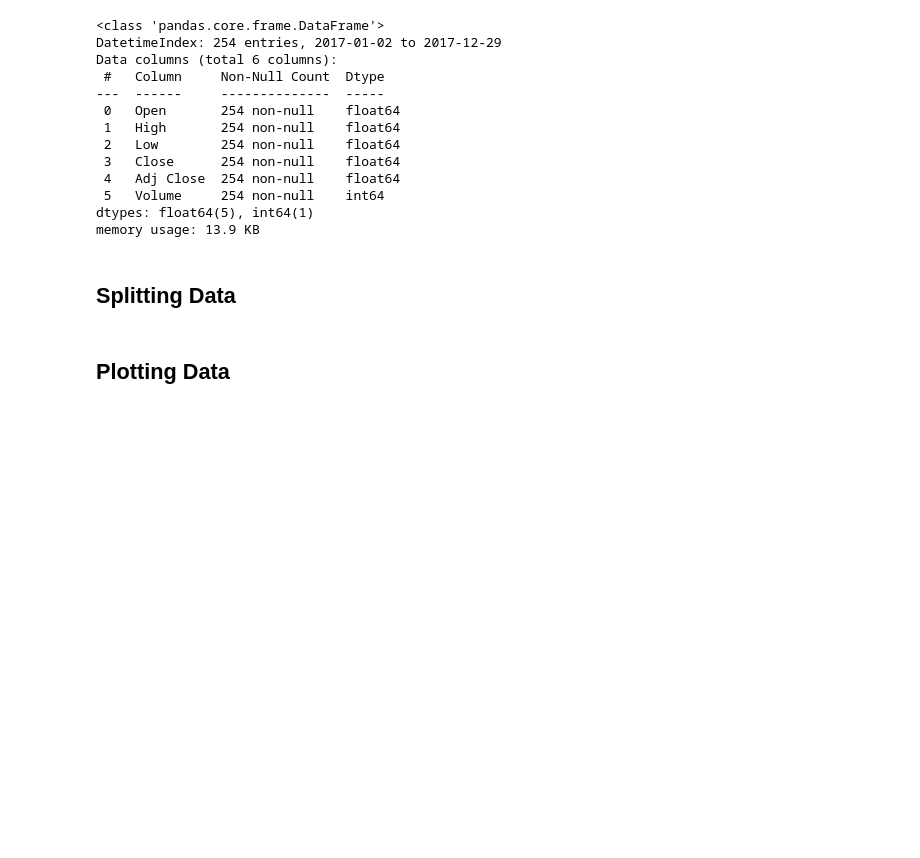
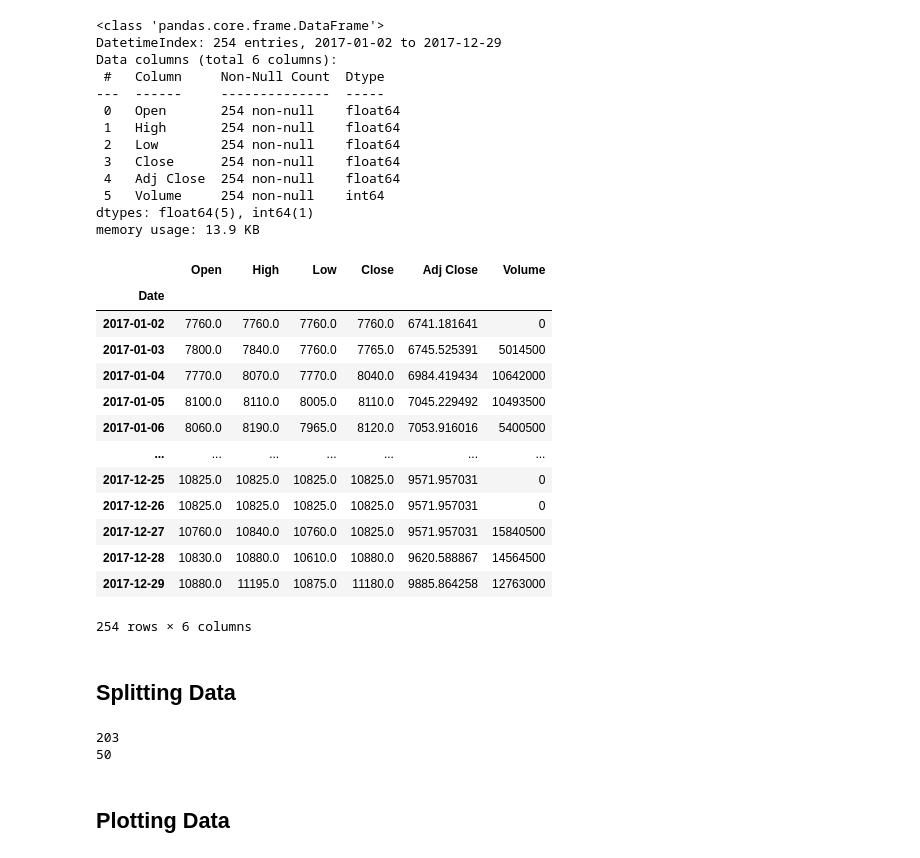
Before and after one commit to yoelagustinus/TugasAkhir, a Jupyter notebook: FINAL Codingan for TA/ARIMA TA Stock Price Prediction.ipynb, the cells around one changed output. Drawn from its saved outputs; the diff is of its cells as text; code cells hidden in the pictures; blank space fills up the shorter version.

```diff
--- a/FINAL Codingan for TA/ARIMA TA Stock Price Prediction.ipynb
+++ b/FINAL Codingan for TA/ARIMA TA Stock Price Prediction.ipynb
@@ -76,6 +76,23 @@ Data columns (total 6 columns):
  5   Volume     254 non-null    int64
 dtypes: float64(5), int64(1)
 memory usage: 13.9 KB
+# %%
+data
+# %% [output]
+|  | Open | High | Low | Close | Adj Close | Volume |
+| Date |  |  |  |  |  |  |
+| 2017-01-02 | 7760.0 | 7760.0 | 7760.0 | 7760.0 | 6741.181641 | 0 |
+| 2017-01-03 | 7800.0 | 7840.0 | 7760.0 | 7765.0 | 6745.525391 | 5014500 |
+| 2017-01-04 | 7770.0 | 8070.0 | 7770.0 | 8040.0 | 6984.419434 | 10642000 |
+| 2017-01-05 | 8100.0 | 8110.0 | 8005.0 | 8110.0 | 7045.229492 | 10493500 |
+| 2017-01-06 | 8060.0 | 8190.0 | 7965.0 | 8120.0 | 7053.916016 | 5400500 |
+| ... | ... | ... | ... | ... | ... | ... |
+| 2017-12-25 | 10825.0 | 10825.0 | 10825.0 | 10825.0 | 9571.957031 | 0 |
+| 2017-12-26 | 10825.0 | 10825.0 | 10825.0 | 10825.0 | 9571.957031 | 0 |
+| 2017-12-27 | 10760.0 | 10840.0 | 10760.0 | 10825.0 | 9571.957031 | 15840500 |
+| 2017-12-28 | 10830.0 | 10880.0 | 10610.0 | 10880.0 | 9620.588867 | 14564500 |
+| 2017-12-29 | 10880.0 | 11195.0 | 10875.0 | 11180.0 | 9885.864258 | 12763000 |
+254 rows × 6 columns
 # %% [markdown]
 ## Splitting Data
 # %%
@@ -83,3 +100,9 @@ train_data, test_data = data[0:int((len(data)-1)*0.8)], data[int((len(data)+1)*0
+# %%
+print(len(train_data))
+print(len(test_data))
+# %% [output]
+203
+50
 # %% [markdown]
 ## Plotting Data
 # %%
```
Also changed, not shown: parts of 2 cells of this notebook, 36 other files.
